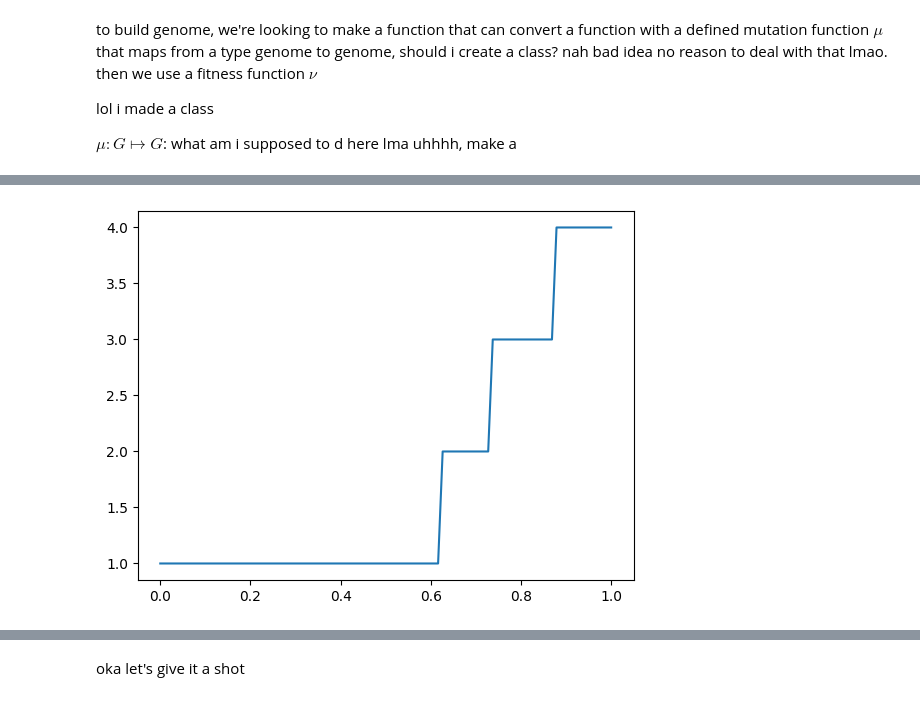
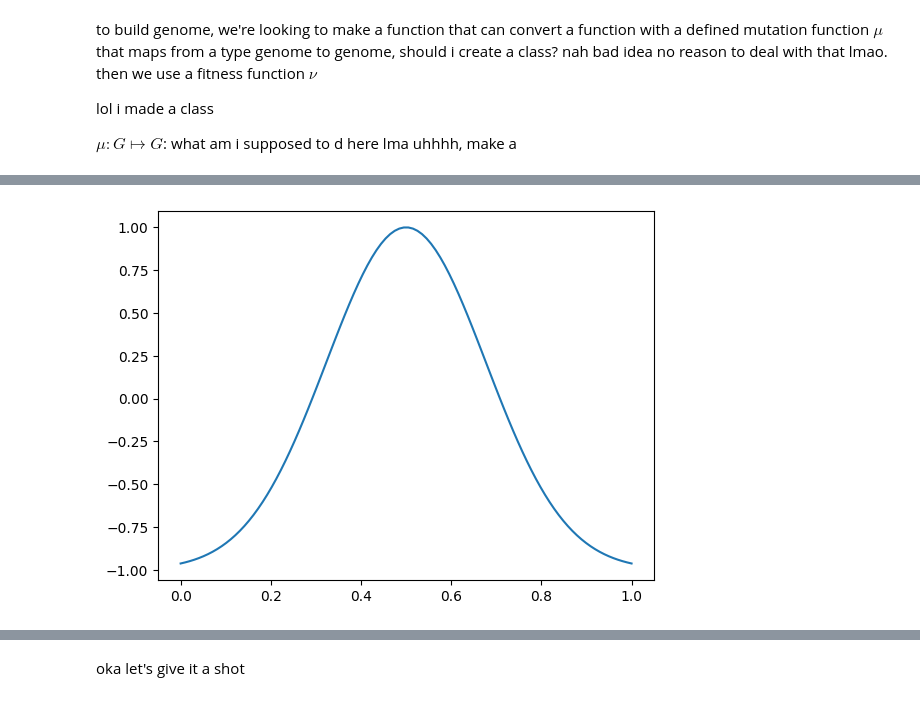
Before and after one commit to AamindMandragora/QCE25, a Jupyter notebook: ansatze_ga.ipynb, the cells around one changed output, grey strips where cells are left out. Drawn from its saved outputs; the diff is of its cells as text; code cells hidden in the pictures.

```diff
--- a/ansatze_ga.ipynb
+++ b/ansatze_ga.ipynb
@@ -223,16 +466,21 @@ def num_g(r, n = 3, s=2):
     import math as m
 
     sigmoid = lambda x: 1 / (1 + m.exp(-x))
-    return m.floor((n + 0.5) * sigmoid(s * m.e * (r - ((0.25) ** (1/s)))) + 1)
+    return m.floor((n + 0.5) * sigmoid(s * m.e * (r - ((0.25) ** (1/s)))))
 
 # generate a plot for num_g
 x = np.linspace(0, 1, 100)
 y = [num_g(i, s=4) for i in x]
 plt.plot(x, y)
 plt.show()
-
-# verify that added gates don't exceed 3 lmao
-for _ in range(10000):
-    assert len(test.mutate().gates) - len(test.gates) <= 4
-# %% [output]
-[figure, removed]
+# %%
+def mw_map(x):
+    import math as m
+    return 2 * m.exp(-(4 * (x - 0.5))**2) - 1
+
+x = np.linspace(0, 1, 100)
+y = [mw_map(i) for i in x]
+plt.plot(x, y)
+plt.show()
+# %% [output]
+[figure, added]
```
Also changed, not shown: parts of 37 cells of this notebook.
